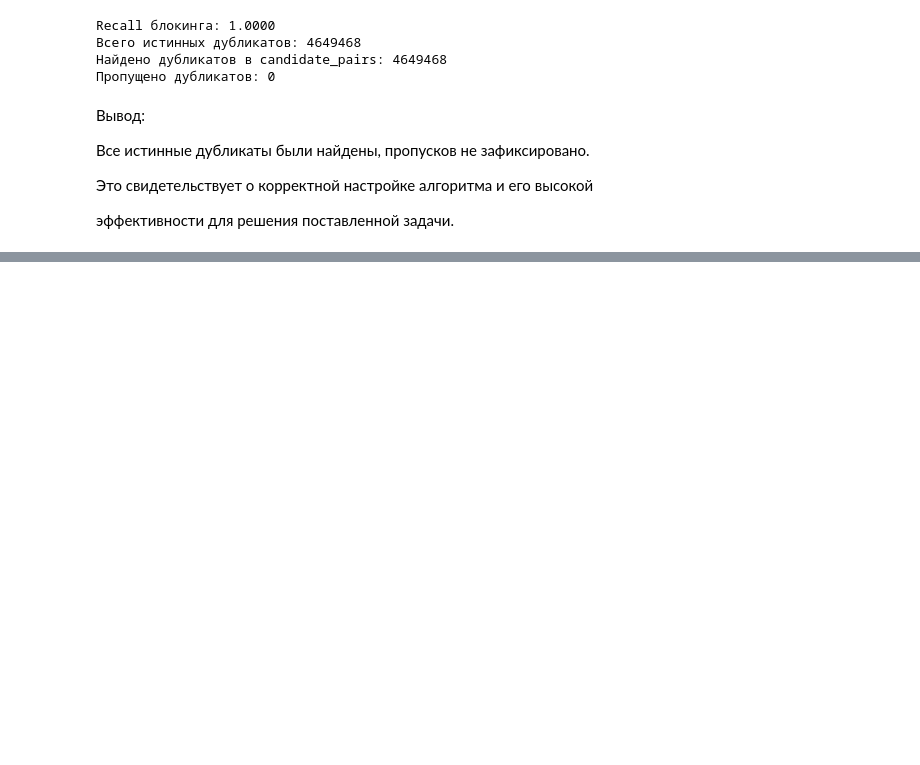
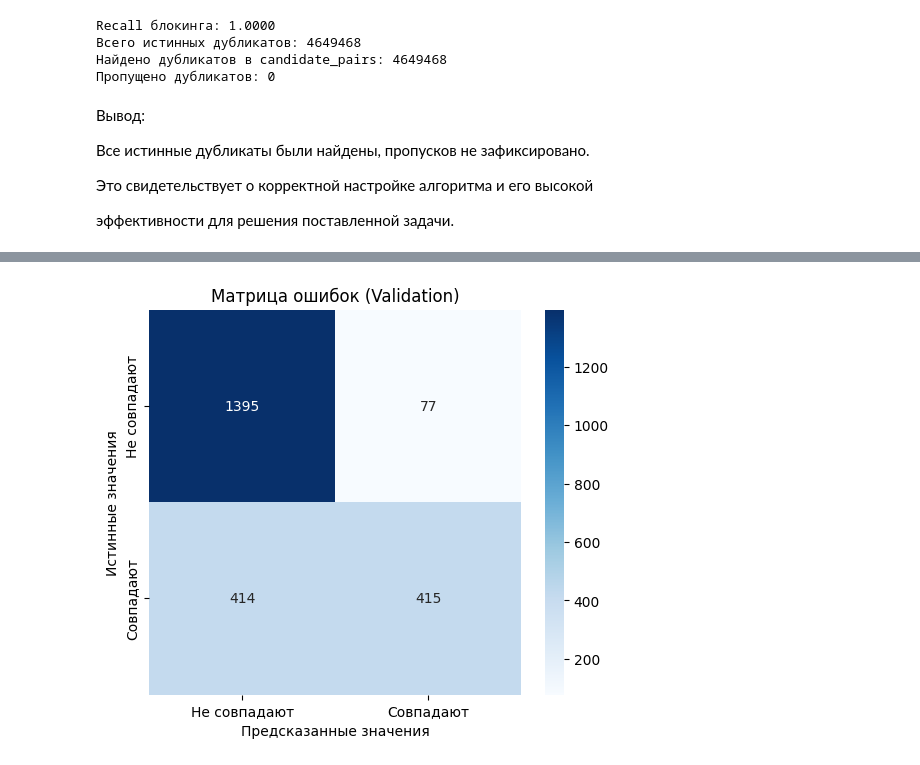
Before and after one commit to Olga644588/Practicum2, a Jupyter notebook: practicum2.ipynb, the cells around one changed output, grey strips where cells are left out. Saved outputs shown, nothing was run; the diff lists cells and outputs as text; code cells hidden in the pictures; blank space fills up the shorter version.

```diff
--- a/practicum2.ipynb
+++ b/practicum2.ipynb
@@ -987,0 +1644,16 @@ Recall блокинга: 1.0000
+# %%
+# Определяем финальный набор признаков
+feature_columns = [
+    'similarity',
+    'registration_diff_days',
+    'registration_diff_standardized',
+    'country_match',
+    'email_domain_match'
+]
+
+X_train = train_pairs[feature_columns]
+y_train = train_pairs['label']
+X_val = val_pairs[feature_columns]
+y_val = val_pairs['label']
+X_test = test_pairs[feature_columns]
+y_test = test_pairs['label']
@@ -987,0 +1662,12 @@ Recall блокинга: 1.0000
+# %%
+# Логистическая регрессия
+lr_model = LogisticRegression(random_state=42)
+lr_model.fit(X_train, y_train);
+# %%
+# Инициализация и обучение модели
+lr_model = LogisticRegression(random_state=42, max_iter=1000)
+lr_model.fit(X_train, y_train);
+# %%
+# Получаем предсказания (классы и вероятности)
+y_val_pred = lr_model.predict(X_val)
+y_val_proba = lr_model.predict_proba(X_val)[:, 1]
@@ -987,0 +1703,14 @@ Recall блокинга: 1.0000
+# %%
+# Строим матрицу ошибок
+cm = confusion_matrix(y_val, y_val_pred)
+
+plt.figure(figsize=(6, 5))
+sns.heatmap(cm, annot=True, fmt='d', cmap='Blues',
+            xticklabels=['Не совпадают', 'Совпадают'],
+            yticklabels=['Не совпадают', 'Совпадают'])
+plt.title('Матрица ошибок (Validation)')
+plt.ylabel('Истинные значения')
+plt.xlabel('Предсказанные значения')
+plt.show()
+# %% [output]
+[figure, added]
```
Also changed, not shown: parts of 37 cells of this notebook.
